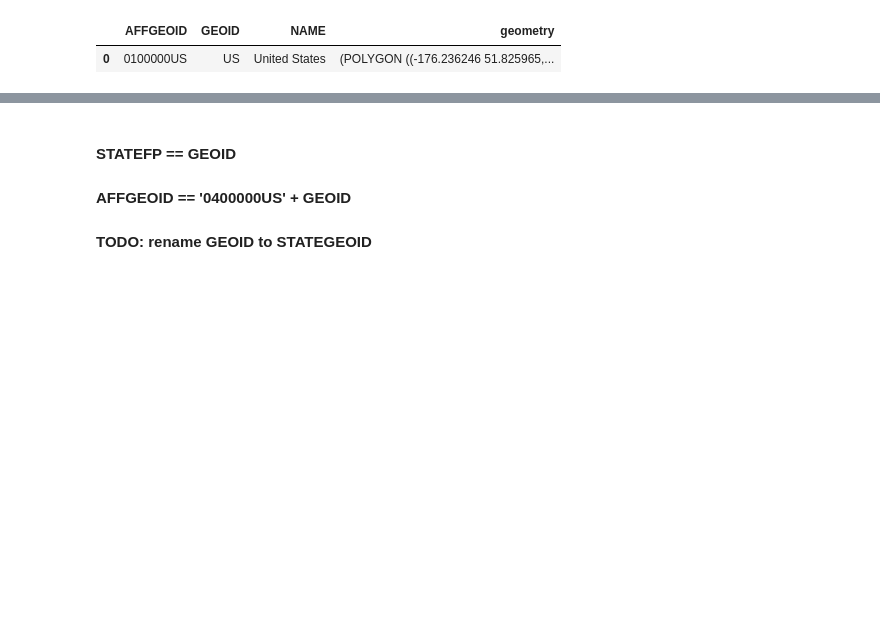
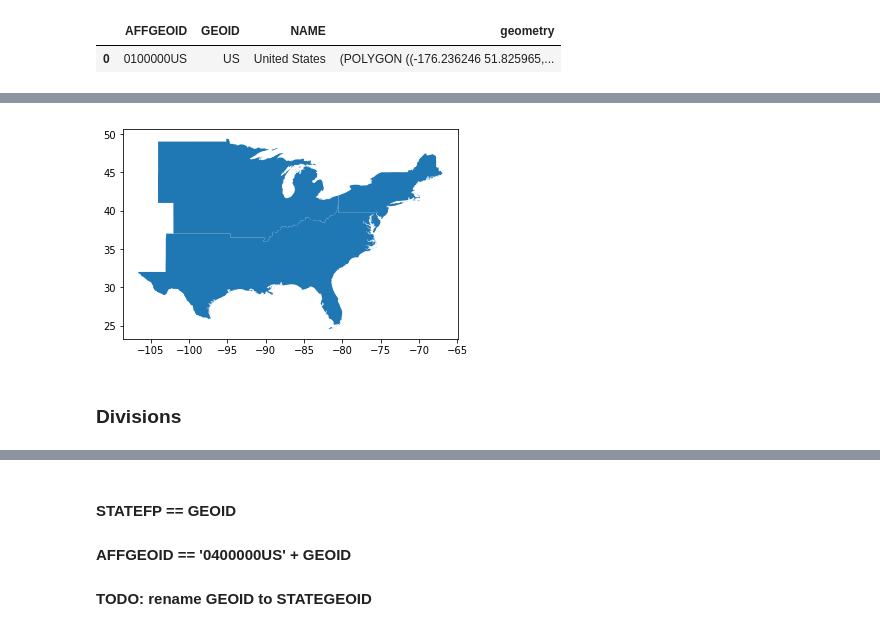
Before and after one commit to swchen888/Choropleth-Maps, a Jupyter notebook: Visualizing the United States using Geopandas.ipynb, the cells around one changed output, grey strips where cells are left out. Saved outputs shown, nothing was run; the diff lists cells and outputs as text; code cells hidden in the pictures; blank space fills up the shorter version.

Commit message:
added divisions with minor edits

```diff
--- a/Visualizing the United States using Geopandas.ipynb
+++ b/Visualizing the United States using Geopandas.ipynb
@@ -51,0 +69,6 @@ us_regions.head()
+# %%
+us_regions.query("NAME != 'West'").plot();
+# %% [output]
+[figure, added]
+# %% [markdown]
+### Divisions
```
Also changed, not shown: parts of 25 cells of this notebook.
